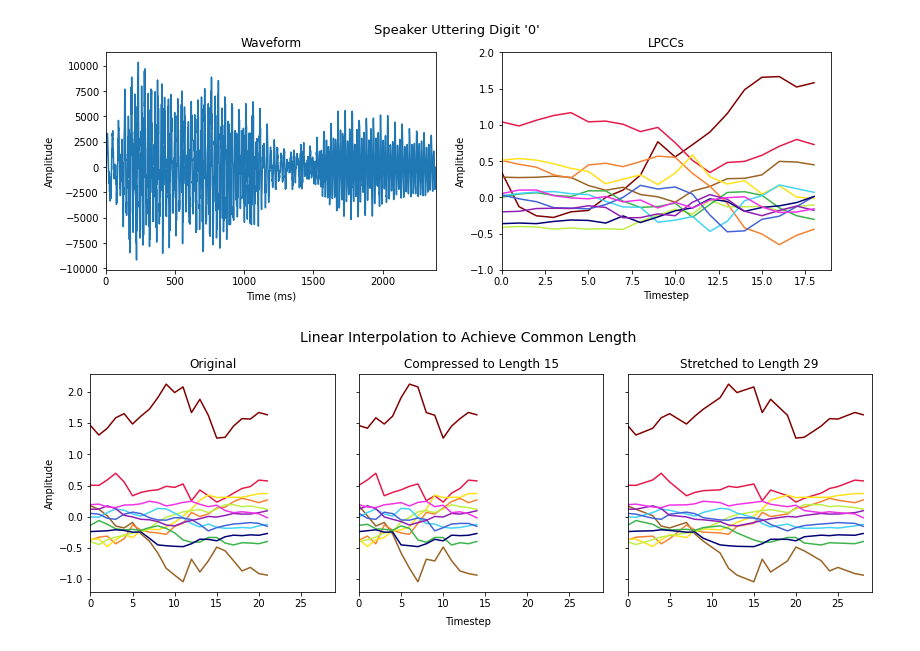
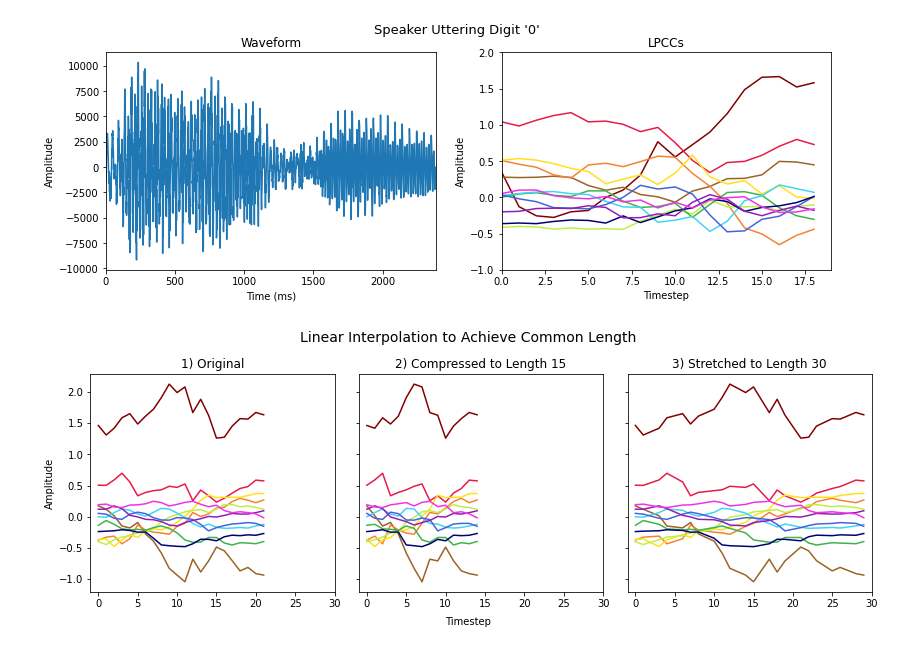
Before and after one commit to NikolaiHerrmann/audio-classifier, a Jupyter notebook: data_description.ipynb, the cells around one changed output. Saved outputs shown, nothing was run; the diff lists cells and outputs as text; code cells hidden in the pictures.

Commit message:
new interpolation graph

```diff
--- a/data_description.ipynb
+++ b/data_description.ipynb
@@ -137,27 +138,27 @@ plt.show()
 # %% [output]
 [figure]
 # %%
-X_train_vowels_uni_29 = utils.uniform_scaling(X_train_vowels, 29)
+X_train_vowels_uni_longer = utils.uniform_scaling(X_train_vowels, 30)
 X_train_vowels_uni_15 = utils.uniform_scaling(X_train_vowels, 15)
 # %%
 def plot_single(ax, X, title):
     [ax.plot(x, color=COLOR_PALETTE[i]) for i, x in enumerate(X.T)]
-    ax.set_xlim(0, 29)
-    ax.set_xticks(range(0, 30, 5))
+    ax.set_xlim(-1, 30)
+    ax.set_xticks(range(0, 35, 5))
     ax.set_title(title)
 # %%
 fig = plt.figure(figsize=(14, 4))
 gs = fig.add_gridspec(1, 3, hspace=0, wspace=0.1)
 (ax1, ax2, ax3) = gs.subplots(sharex=True, sharey=True)
 
 idx = 2
 
-plot_single(ax1, X_train_vowels[idx], "Original")
+plot_single(ax1, X_train_vowels[idx], "1) Original")
 ax1.set_ylabel("Amplitude")
-plot_single(ax2, X_train_vowels_uni_15[idx], "Compressed to Length 15")
-plot_single(ax3, X_train_vowels_uni_29[idx], "Stretched to Length 29")
+plot_single(ax2, X_train_vowels_uni_15[idx], "2) Compressed to Length 15")
+plot_single(ax3, X_train_vowels_uni_longer[idx], "3) Stretched to Length 30")
 fig.text(0.5, 0.01, 'Timestep', ha='center')
 fig.suptitle("Linear Interpolation to Achieve Common Length", fontsize=14, y=1.03)
 save_plot("uniform_length")
 # %% [output]
-[figure, old version]
+[figure, new version]
```
Also changed, not shown: parts of 2 cells of this notebook.
